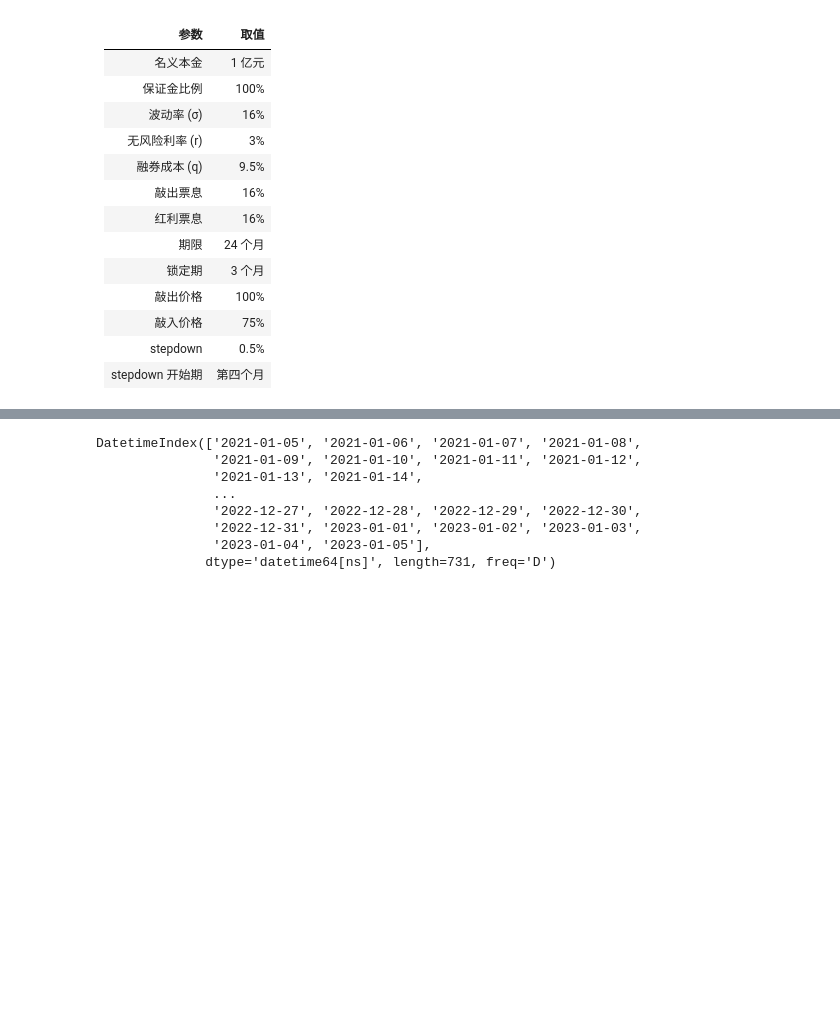
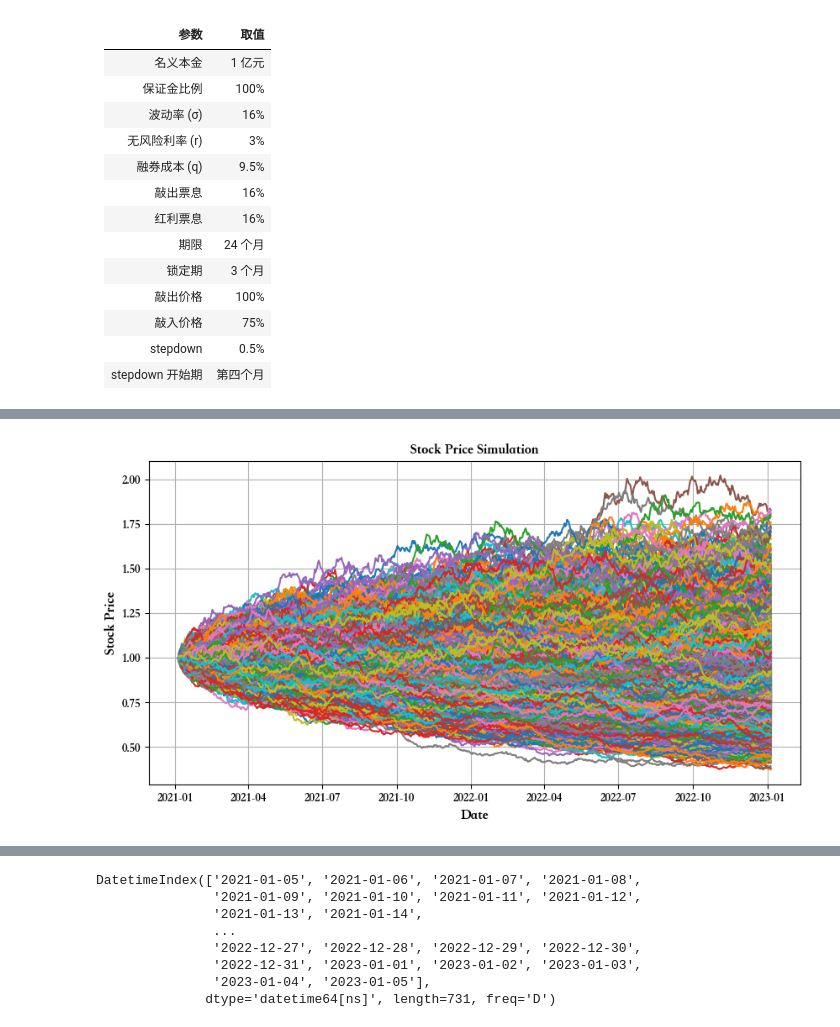
Before and after one commit to wjsbjl/snowball-option-pricing, a Jupyter notebook: snowball.ipynb, the cells around one changed output, grey strips where cells are left out. Saved outputs shown, nothing was run; the diff lists cells and outputs as text; code cells hidden in the pictures; blank space fills up the shorter version.

Commit message:
version 0.1 with snowball pricing

```diff
--- a/snowball.ipynb
+++ b/snowball.ipynb
@@ -3,14 +3,6 @@ import numpy as np
 import pandas as pd
 import matplotlib as mpl
 import matplotlib.pyplot as plt
-
-plt.style.use('classic')
-# print(plt.style.available)
-
-%matplotlib inline
-mpl.rcdefaults()
-plt.rcParams['image.cmap'] = 'gray'
-
 import os
 if os.name == 'posix': # 如果系统是mac或者linux
     plt.rcParams['font.sans-serif'] = ['Songti SC'] #中文字体为宋体
@@ -22,3 +14,4 @@ pd.set_option('display.max_rows', 20)
 pd.set_option('display.max_columns', 10)
 
 from tqdm import trange
+from datetime import datetime
@@ -46,3 +43,27 @@ https://3c.wind.com.cn/l/BhHE?shareUserSign=FmFnE
 |敲入价格 | 75%|
 |stepdown | 0.5%|
 |stepdown 开始期 | 第四个月|
+# %%
+
+from my_snowball import my_snowball
+S0 = 1
+position = 1e8
+margin = 1
+sigma = 0.16
+r_riskfree = 0.03
+q = 0.095
+knock_out_coupon = 0.16
+hold_coupon = 0.16
+T_years = 2
+num_simulations = 3e5
+
+start_date = pd.to_datetime('2021-01-05')
+end_date = start_date + pd.DateOffset(years=T_years)
+date_lst = pd.date_range(start=start_date + pd.DateOffset(months=4), end=end_date, freq='30D')
+
+knock_in_barrier = 0.75
+knock_out_barrier = 1.03
+
+knock_in_out_df = pd.DataFrame(index = date_lst, data = {'knock_in_lst': knock_in_barrier, 'knock_out_lst': knock_out_barrier})
+
+snowball_sim = my_snowball(S0, position, margin, sigma, r_riskfree, q, knock_out_coupon, hold_coupon, T_years, num_simulations, knock_in_out_df,start_date)
@@ -48,0 +87,4 @@ https://3c.wind.com.cn/l/BhHE?shareUserSign=FmFnE
+# %%
+snowball_sim.stock_price_line_plot()
+# %% [output]
+[figure, added]
```
Also changed, not shown: parts of 41 cells of this notebook, 5 other files.
